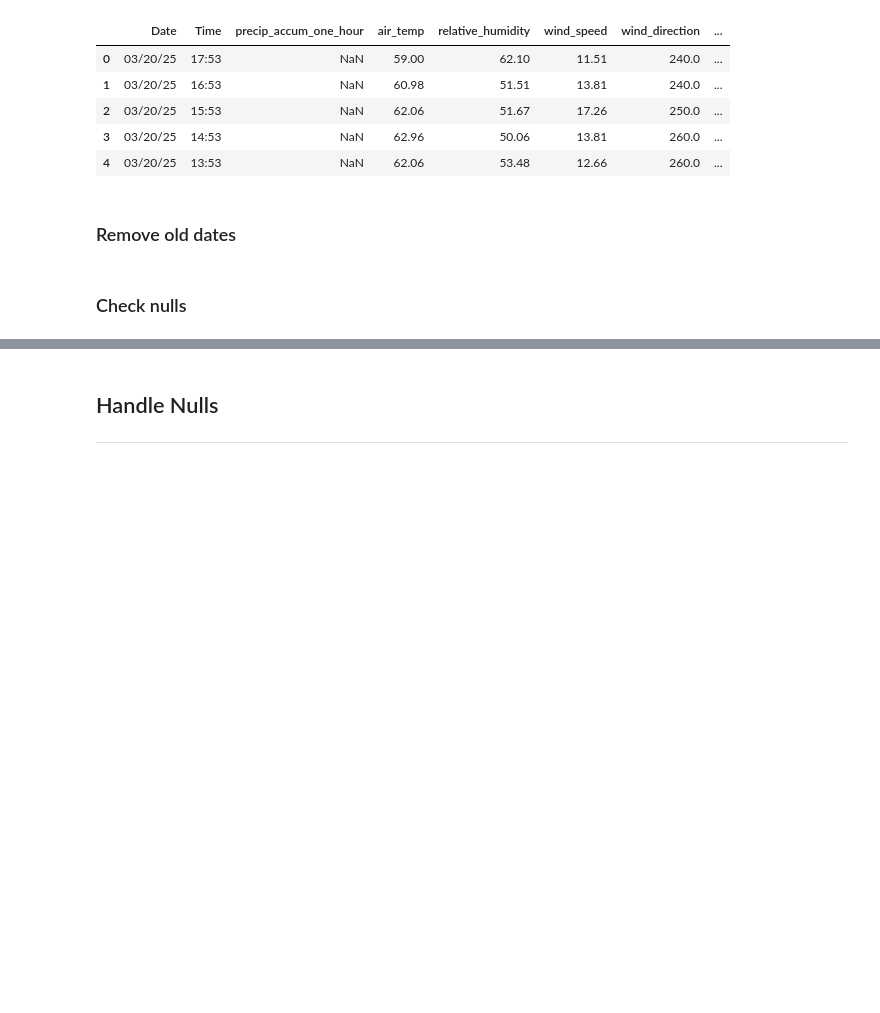
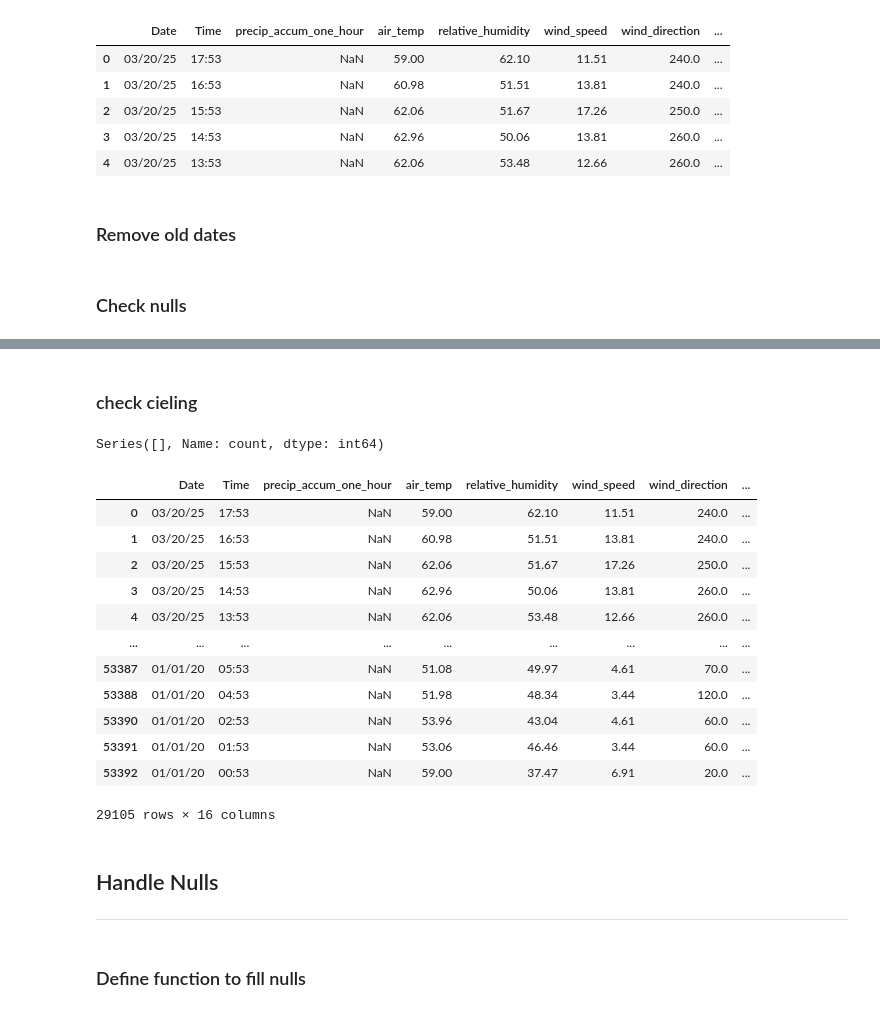
Before and after one commit to brianna-mitri/project-4, a Jupyter notebook: Preprocessing/cleaning_weather.ipynb, the cells around one changed output, grey strips where cells are left out. Drawn from its saved outputs; the diff is of its cells as text; code cells hidden in the pictures; blank space fills up the shorter version.

```diff
--- a/Preprocessing/cleaning_weather.ipynb
+++ b/Preprocessing/cleaning_weather.ipynb
@@ -35,9 +35,15 @@ delays_df.head()
 # %%
 # get weather df
 weather_path = '../Work/DB_Work/Data/Weather/LAX_KLAX_1997-2025.csv'
-weather_df = pd.read_csv(weather_path, usecols=['Date', 'Time','date_time', 'precip_accum_one_hour', 'precip_accum_six_hour', 'air_temp', 'dew_point_temperature',
-                         'relative_humidity', 'wind_speed', 'wind_direction', 'wind_gust',
-                         'visibility', 'ceiling', 'sea_level_pressure', 'weather_cond_code'])
+weather_df = pd.read_csv(
+    weather_path,
+    usecols=[
+        'Date', 'Time','date_time', 'precip_accum_one_hour', 'precip_accum_six_hour', 'air_temp', 'dew_point_temperature',
+        'relative_humidity', 'wind_speed', 'wind_direction', 'wind_gust', 'visibility', 'ceiling', 'sea_level_pressure',
+        'weather_cond_code'
+    ],
+    dtype={"weather_cond_code": "Int64"}  #make sure it gets read as nullable int type
+)
 # display
 weather_df.head()
 # %% [output]
@@ -75,6 +81,7 @@ dtype: object
 # %%
 # create datetime col and remove old one
 weather_df['DateTime'] = pd.to_datetime(weather_df['date_time'], format='%m/%d/%y-%H:%M')
+weather_df['Hour'] = pd.to_datetime(weather_df['Time'], format='%H:%M').dt.round('h').dt.hour
 weather_df = weather_df.drop(columns=['date_time']).copy()
 
 # display
@@ -153,3 +266,27 @@ Number of days: 1906
+# %% [markdown]
+### check cieling
+# %%
+weather_df[weather_df['ceiling'] == 0].value_counts()
+# %% [output]
+Series([], Name: count, dtype: int64)
+# %%
+weather_df[weather_df['ceiling'].isna()]
+# %% [output]
+|  | Date | Time | precip_accum_one_hour | air_temp | relative_humidity | wind_speed | wind_direction | ... |
+| 0 | 03/20/25 | 17:53 | NaN | 59.00 | 62.10 | 11.51 | 240.0 | ... |
+| 1 | 03/20/25 | 16:53 | NaN | 60.98 | 51.51 | 13.81 | 240.0 | ... |
+| 2 | 03/20/25 | 15:53 | NaN | 62.06 | 51.67 | 17.26 | 250.0 | ... |
+| 3 | 03/20/25 | 14:53 | NaN | 62.96 | 50.06 | 13.81 | 260.0 | ... |
+| 4 | 03/20/25 | 13:53 | NaN | 62.06 | 53.48 | 12.66 | 260.0 | ... |
+| ... | ... | ... | ... | ... | ... | ... | ... | ... |
+| 53387 | 01/01/20 | 05:53 | NaN | 51.08 | 49.97 | 4.61 | 70.0 | ... |
+| 53388 | 01/01/20 | 04:53 | NaN | 51.98 | 48.34 | 3.44 | 120.0 | ... |
+| 53390 | 01/01/20 | 02:53 | NaN | 53.96 | 43.04 | 4.61 | 60.0 | ... |
+| 53391 | 01/01/20 | 01:53 | NaN | 53.06 | 46.46 | 3.44 | 60.0 | ... |
+| 53392 | 01/01/20 | 00:53 | NaN | 59.00 | 37.47 | 6.91 | 20.0 | ... |
+29105 rows × 16 columns
 # %% [markdown]
 ## Handle Nulls
 ---
+# %% [markdown]
+### Define function to fill nulls
```
Also changed, not shown: parts of 24 cells of this notebook.
